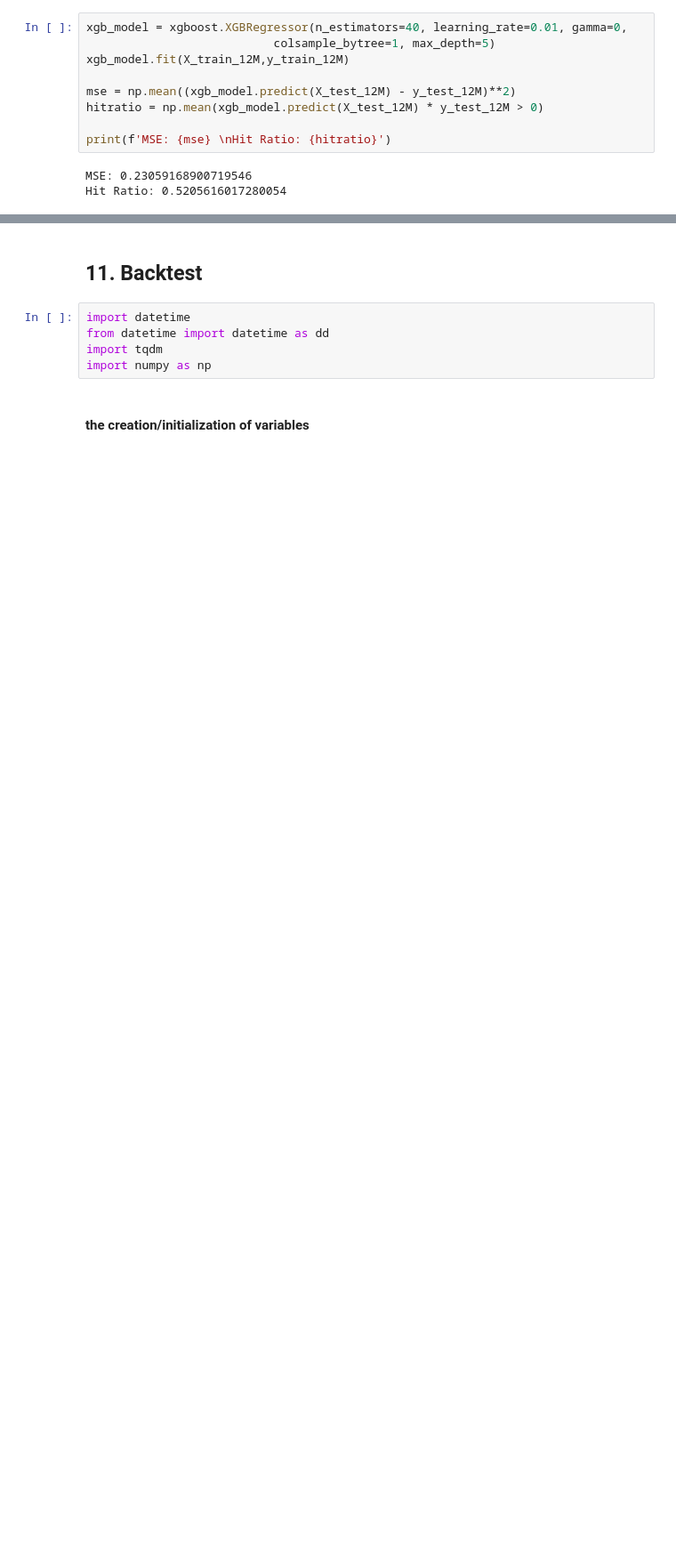
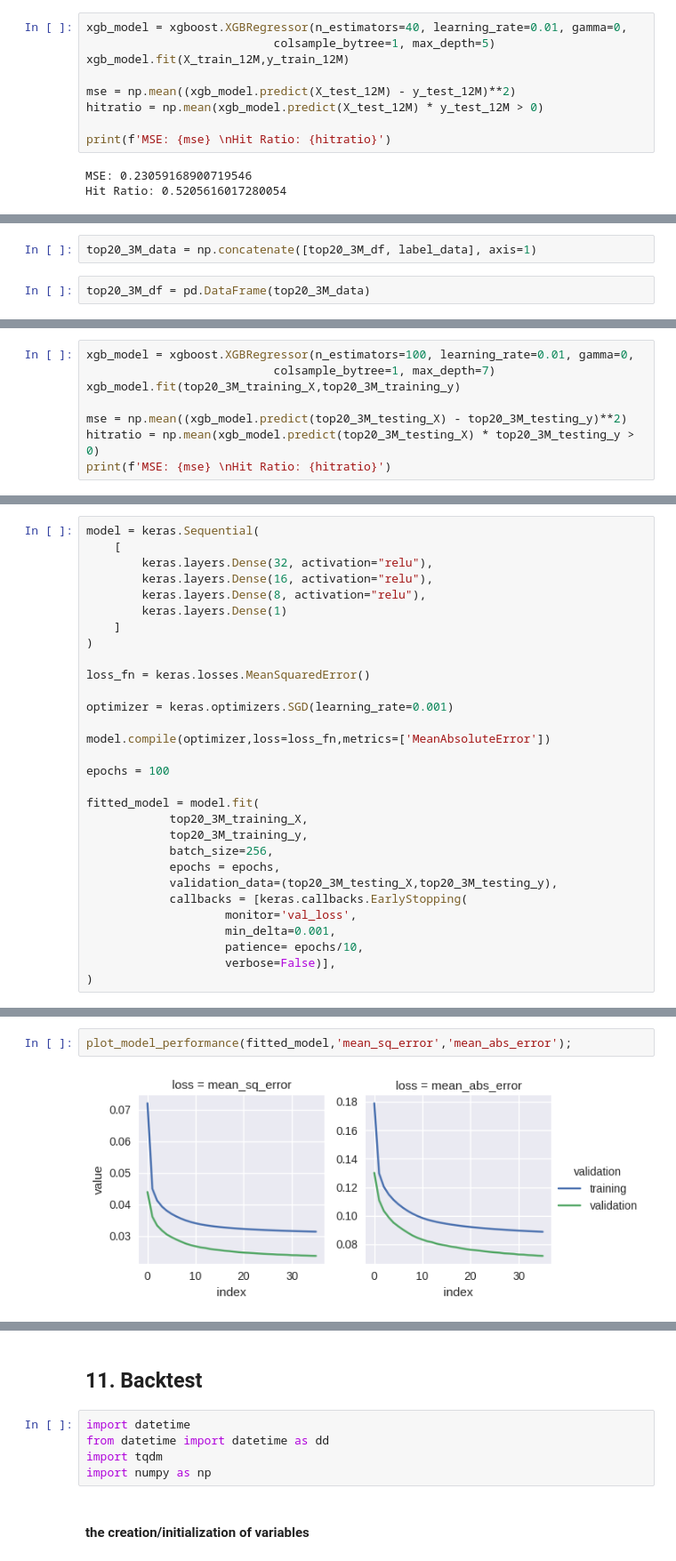
Before and after one commit to donghui-0126/Machine-Learning-for-Factor-Investing, a Jupyter notebook: py_mlfactor.ipynb, the cells around one changed output, grey strips where cells are left out. Shown at 89% size. Drawn from its saved outputs; the diff is of its cells as text; blank space fills up the shorter version.

```diff
--- a/py_mlfactor.ipynb
+++ b/py_mlfactor.ipynb
@@ -1022,0 +1163,4 @@ Hit Ratio: 0.5205616017280054
+# %%
+top20_3M_data = np.concatenate([top20_3M_df, label_data], axis=1)
+# %%
+top20_3M_df = pd.DataFrame(top20_3M_data)
@@ -1022,0 +1186,8 @@ Hit Ratio: 0.5205616017280054
+# %%
+xgb_model = xgboost.XGBRegressor(n_estimators=100, learning_rate=0.01, gamma=0,
+                           colsample_bytree=1, max_depth=7)
+xgb_model.fit(top20_3M_training_X,top20_3M_training_y)
+
+mse = np.mean((xgb_model.predict(top20_3M_testing_X) - top20_3M_testing_y)**2)
+hitratio = np.mean(xgb_model.predict(top20_3M_testing_X) * top20_3M_testing_y > 0)
+print(f'MSE: {mse} \nHit Ratio: {hitratio}')
@@ -1022,0 +1197,30 @@ Hit Ratio: 0.5205616017280054
+# %%
+model = keras.Sequential(
+    [
+        keras.layers.Dense(32, activation="relu"),
+        keras.layers.Dense(16, activation="relu"),
+        keras.layers.Dense(8, activation="relu"),
+        keras.layers.Dense(1)
+    ]
+)
+
+loss_fn = keras.losses.MeanSquaredError()
+
+optimizer = keras.optimizers.SGD(learning_rate=0.001)
+
+model.compile(optimizer,loss=loss_fn,metrics=['MeanAbsoluteError'])
+
+epochs = 100
+
+fitted_model = model.fit(
+            top20_3M_training_X,
+            top20_3M_training_y,
+            batch_size=256,
+            epochs = epochs,
+            validation_data=(top20_3M_testing_X,top20_3M_testing_y),
+            callbacks = [keras.callbacks.EarlyStopping(
+                    monitor='val_loss',
+                    min_delta=0.001,
+                    patience= epochs/10,
+                    verbose=False)],
+)
@@ -1022,0 +1245,4 @@ Hit Ratio: 0.5205616017280054
+# %%
+plot_model_performance(fitted_model,'mean_sq_error','mean_abs_error');
+# %% [output]
+[figure, added]
```
Also changed, not shown: parts of 30 cells of this notebook.
